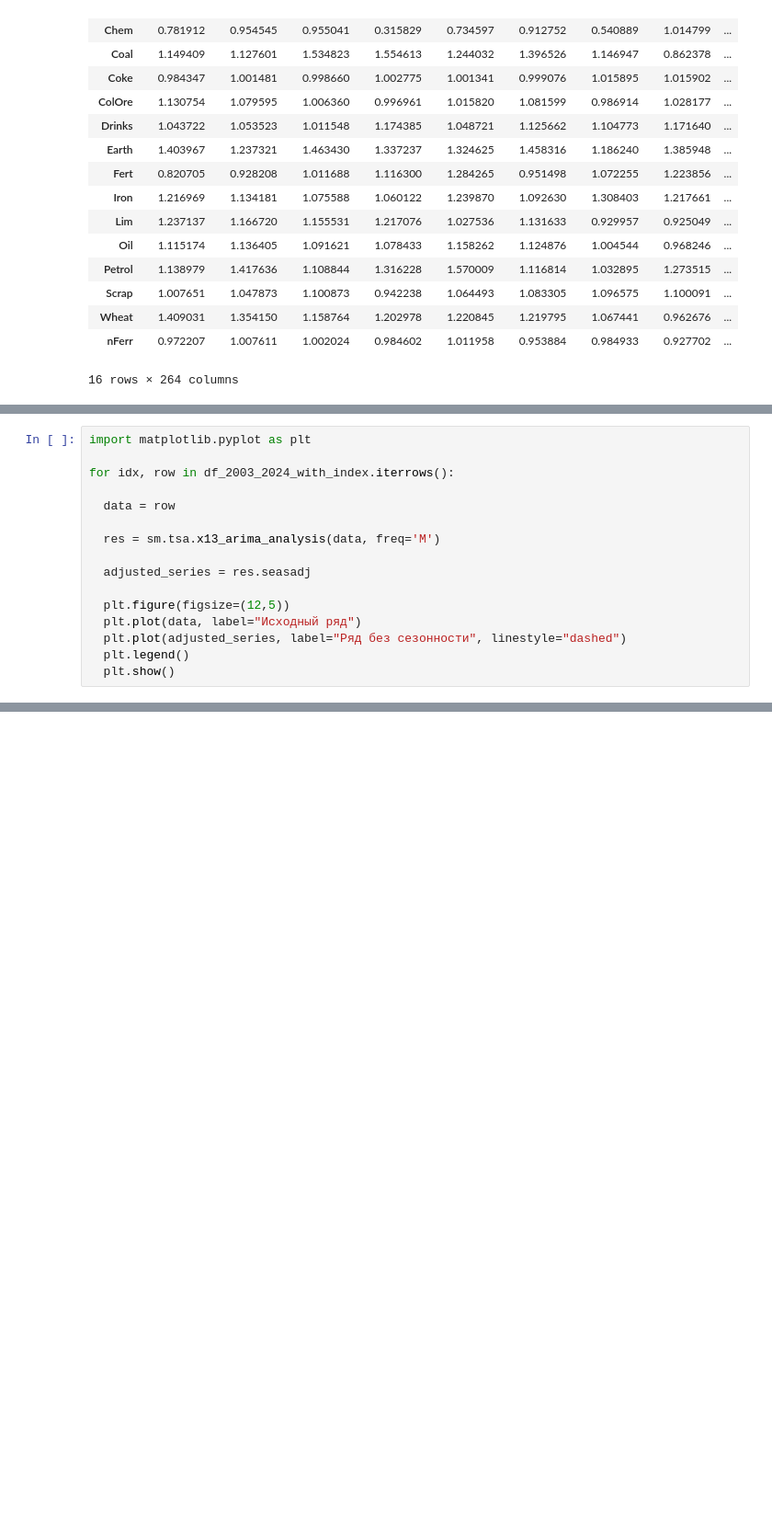
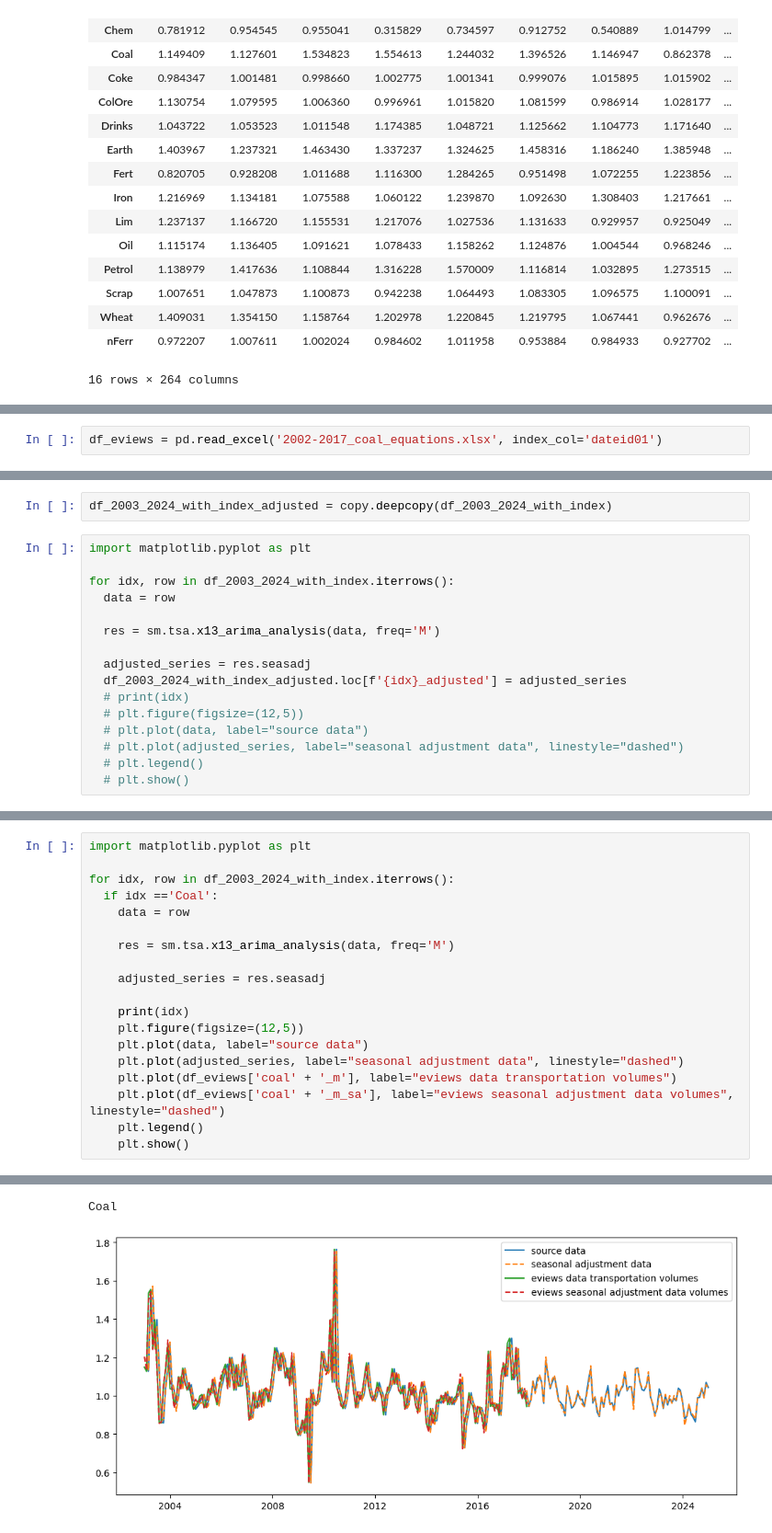
Before and after one commit to zhus-dika/railways_caclulations, a Jupyter notebook: railways_calculations_volume_data_p1_3.ipynb, the cells around one changed output, grey strips where cells are left out. Shown at 92% size. Saved outputs shown, nothing was run; the diff lists cells and outputs as text; blank space fills up the shorter version.

```diff
--- a/railways_calculations_volume_data_p1_3.ipynb
+++ b/railways_calculations_volume_data_p1_3.ipynb
@@ -930,0 +941,2 @@ df_2003_2024_with_index
+# %%
+df_eviews = pd.read_excel('2002-2017_coal_equations.xlsx', index_col='dateid01')
@@ -931,19 +955,21 @@ df_2003_2024_with_index
+# %%
+df_2003_2024_with_index_adjusted = copy.deepcopy(df_2003_2024_with_index)
 # %%
 import matplotlib.pyplot as plt
 
 for idx, row in df_2003_2024_with_index.iterrows():
-
   data = row
 
   res = sm.tsa.x13_arima_analysis(data, freq='M')
 
   adjusted_series = res.seasadj
-
-  plt.figure(figsize=(12,5))
-  plt.plot(data, label="Исходный ряд")
-  plt.plot(adjusted_series, label="Ряд без сезонности", linestyle="dashed")
-  plt.legend()
-  plt.show()
+  df_2003_2024_with_index_adjusted.loc[f'{idx}_adjusted'] = adjusted_series
+  # print(idx)
+  # plt.figure(figsize=(12,5))
+  # plt.plot(data, label="source data")
+  # plt.plot(adjusted_series, label="seasonal adjustment data", linestyle="dashed")
+  # plt.legend()
+  # plt.show()
 # %% [output]
        Constant term will not be included in regARIMA model
 
@@ -965,0 +996,20 @@ for idx, row in df_2003_2024_with_index.iterrows():
+# %%
+import matplotlib.pyplot as plt
+
+for idx, row in df_2003_2024_with_index.iterrows():
+  if idx =='Coal':
+    data = row
+
+    res = sm.tsa.x13_arima_analysis(data, freq='M')
+
+    adjusted_series = res.seasadj
+
+    print(idx)
+    plt.figure(figsize=(12,5))
+    plt.plot(data, label="source data")
+    plt.plot(adjusted_series, label="seasonal adjustment data", linestyle="dashed")
+    plt.plot(df_eviews['coal' + '_m'], label="eviews data transportation volumes")
+    plt.plot(df_eviews['coal' + '_m_sa'], label="eviews seasonal adjustment data volumes", linestyle="dashed")
+    plt.legend()
+    plt.show()
+# %% [output]
@@ -965,0 +1017,2 @@ for idx, row in df_2003_2024_with_index.iterrows():
+Coal
+[figure, added]
```
Also changed, not shown: parts of 29 cells of this notebook.
